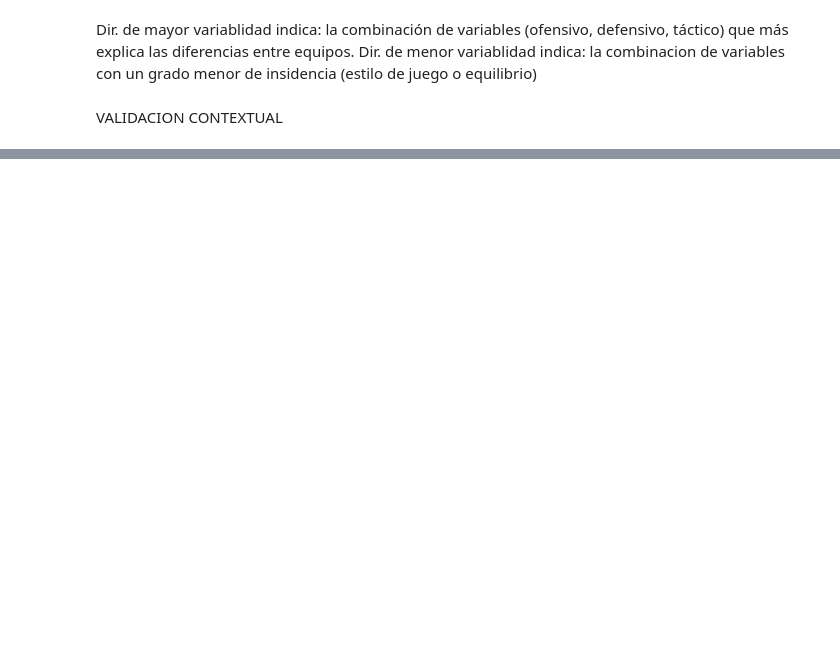
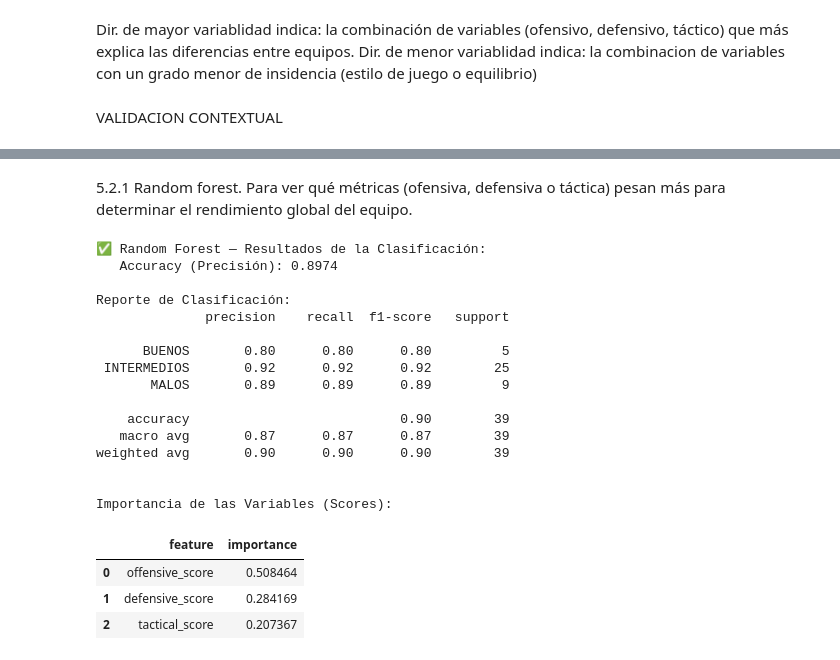
Before and after one commit to VainstubTomas/Aprendizaje_Automatico_Grandes_Datos, a Jupyter notebook: main.ipynb, the cells around one changed output, grey strips where cells are left out. Cells and saved outputs as stored; diff of their text form; code cells hidden in the pictures; blank space fills up the shorter version.

```diff
--- a/main.ipynb
+++ b/main.ipynb
@@ -1137,0 +1181,61 @@ display(df_context[cols_show].sort_values('performance_label'))
+# %% [markdown]
+5.2.1 Random forest. Para ver qué métricas (ofensiva, defensiva o táctica) pesan más para determinar el rendimiento global del equipo.
+# %%
+from sklearn.ensemble import RandomForestClassifier
+from sklearn.metrics import accuracy_score, classification_report
+from sklearn.preprocessing import StandardScaler # Aunque RobustScaler es mejor para la regresión, el estándar es común para RF
+
+# 1. Preparación de datos (Aseguramos que X_train, y_train, X_valid, y_valid estén definidos de tu sección 5.3.1)
+# y_train_cat y y_valid_cat deben contener las etiquetas BUENOS, INTERMEDIOS, MALOS
+
+y_train_cat = train_df['performance_label'].values
+y_valid_cat = valid_df['performance_label'].values
+
+# 2. Pipeline de Clasificación
+rf_pipe = Pipeline([
+    ('scaler', StandardScaler()),
+    ('rf', RandomForestClassifier(n_estimators=100, random_state=42, class_weight='balanced'))
+])
+
+# 3. Entrenamiento
+rf_pipe.fit(X_train, y_train_cat)
+
+# 4. Predicción en validación
+y_pred_cat = rf_pipe.predict(X_valid)
+
+# 5. Evaluación de resultados
+print("✅ Random Forest — Resultados de la Clasificación:")
+print(f"   Accuracy (Precisión): {accuracy_score(y_valid_cat, y_pred_cat):.4f}")
+print("\nReporte de Clasificación:")
+print(classification_report(y_valid_cat, y_pred_cat))
+
+# 6. Extracción de la importancia de las variables (El objetivo principal)
+importances = rf_pipe.named_steps['rf'].feature_importances_
+importance_df = pd.DataFrame({
+    'feature': features,
+    'importance': importances
+}).sort_values('importance', ascending=False)
+
+print("\nImportancia de las Variables (Scores):")
+display(importance_df)
+# %% [output]
+✅ Random Forest — Resultados de la Clasificación:
+   Accuracy (Precisión): 0.8974
+
+Reporte de Clasificación:
+              precision    recall  f1-score   support
+
+      BUENOS       0.80      0.80      0.80         5
+ INTERMEDIOS       0.92      0.92      0.92        25
+       MALOS       0.89      0.89      0.89         9
+
+    accuracy                           0.90        39
+   macro avg       0.87      0.87      0.87        39
+weighted avg       0.90      0.90      0.90        39
+
+
+Importancia de las Variables (Scores):
+|  | feature | importance |
+| 0 | offensive_score | 0.508464 |
+| 1 | defensive_score | 0.284169 |
+| 2 | tactical_score | 0.207367 |
```
Also changed, not shown: parts of 27 cells of this notebook.
